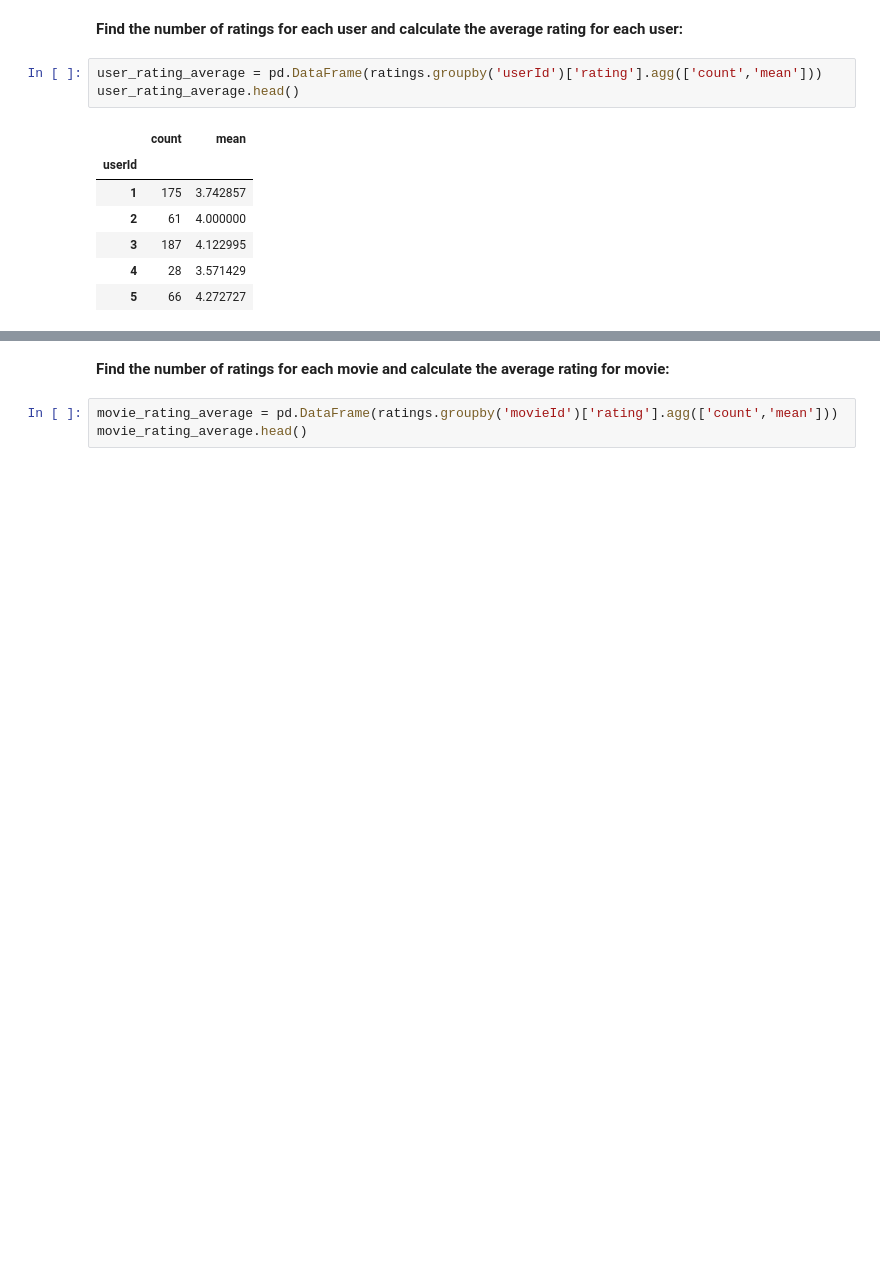
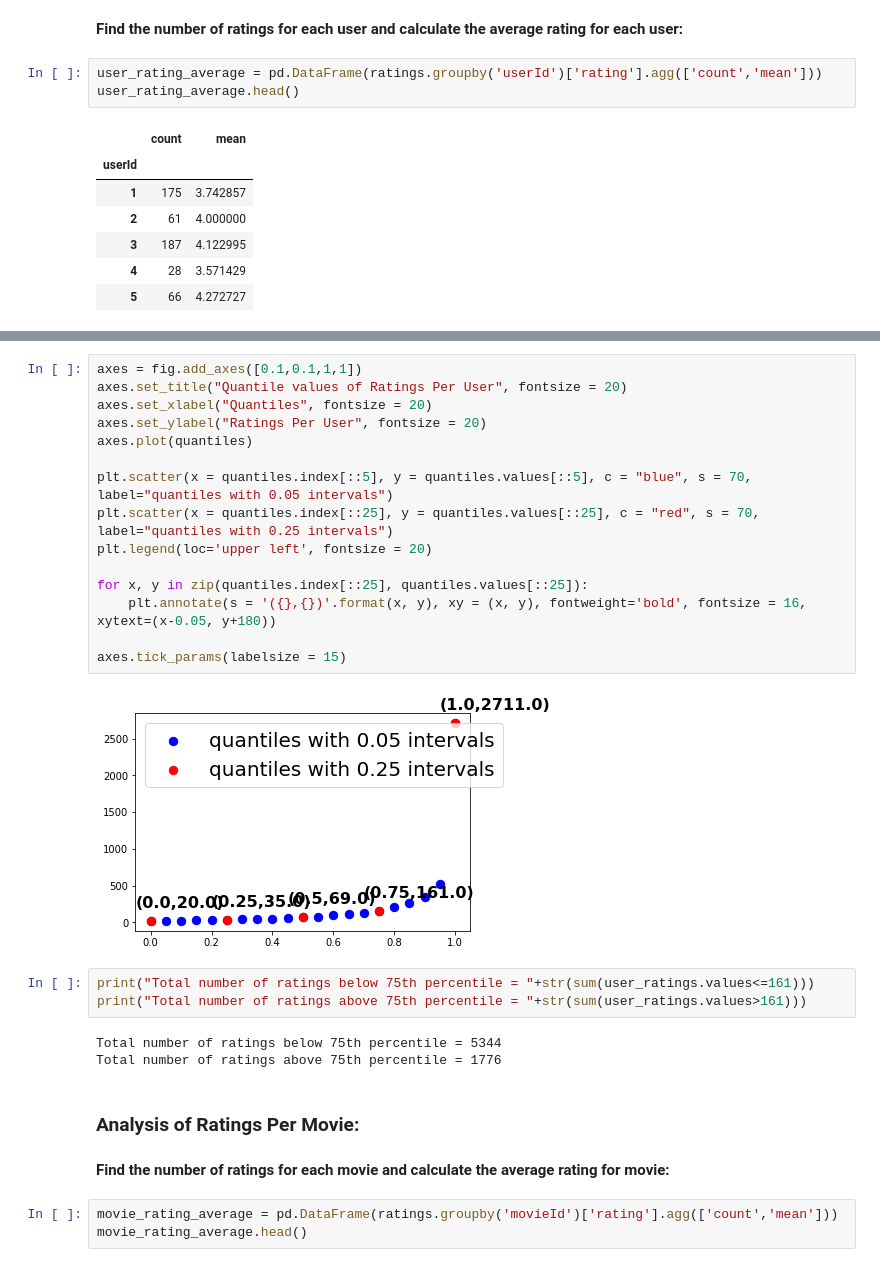
Before and after one commit to Macarena18/Final-Project, a Jupyter notebook: Analysis.ipynb, the cells around one changed output, grey strips where cells are left out. Drawn from its saved outputs; the diff is of its cells as text; blank space fills up the shorter version.

```diff
--- a/Analysis.ipynb
+++ b/Analysis.ipynb
@@ -339,3 +389,28 @@ ratings.to_csv("./output/ratings.csv")
+# %%
+axes = fig.add_axes([0.1,0.1,1,1])
+axes.set_title("Quantile values of Ratings Per User", fontsize = 20)
+axes.set_xlabel("Quantiles", fontsize = 20)
+axes.set_ylabel("Ratings Per User", fontsize = 20)
+axes.plot(quantiles)
+
+plt.scatter(x = quantiles.index[::5], y = quantiles.values[::5], c = "blue", s = 70, label="quantiles with 0.05 intervals")
+plt.scatter(x = quantiles.index[::25], y = quantiles.values[::25], c = "red", s = 70, label="quantiles with 0.25 intervals")
+plt.legend(loc='upper left', fontsize = 20)
+
+for x, y in zip(quantiles.index[::25], quantiles.values[::25]):
+    plt.annotate(s = '({},{})'.format(x, y), xy = (x, y), fontweight='bold', fontsize = 16, xytext=(x-0.05, y+180))
+
+axes.tick_params(labelsize = 15)
+# %% [output]
+[figure, added]
+# %%
+print("Total number of ratings below 75th percentile = "+str(sum(user_ratings.values<=161)))
+print("Total number of ratings above 75th percentile = "+str(sum(user_ratings.values>161)))
+# %% [output]
+Total number of ratings below 75th percentile = 5344
+Total number of ratings above 75th percentile = 1776
+# %% [markdown]
+### Analysis of Ratings Per Movie:
 # %% [markdown]
 **Find the number of ratings for each movie and calculate the average rating for movie:**
 # %%
```
Also changed, not shown: parts of 25 cells of this notebook, 10 other files.
